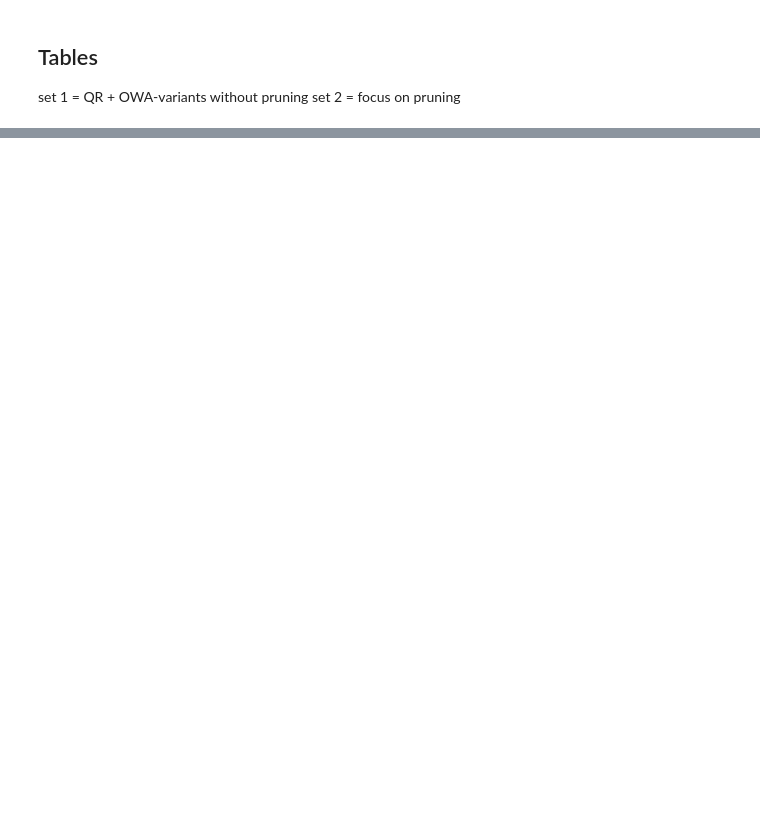
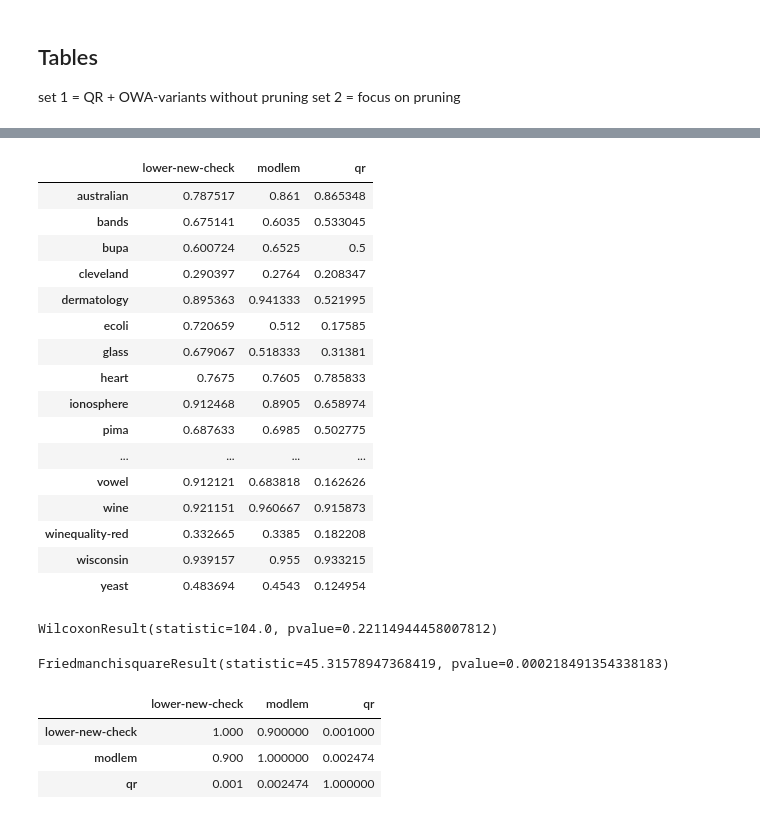
Before and after one commit to henribollaert/frri, a Jupyter notebook: analysis.ipynb, the cells around one changed output, grey strips where cells are left out. Saved outputs shown, nothing was run; the diff lists cells and outputs as text; code cells hidden in the pictures; blank space fills up the shorter version.

```diff
--- a/analysis.ipynb
+++ b/analysis.ipynb
@@ -348,0 +360,43 @@ bolded_first.to_latex(buf= tables_path_base / f'tab{nr}atts.txt', escape=False)
+# %%
+subject = table_acc
+# %%
+no_mean =  subject.drop(labels = 'mean', axis = 'index')
+# %%
+no_mean
+# %% [output]
+|  | lower-new-check | modlem | qr |
+| australian | 0.787517 | 0.861 | 0.865348 |
+| bands | 0.675141 | 0.6035 | 0.533045 |
+| bupa | 0.600724 | 0.6525 | 0.5 |
+| cleveland | 0.290397 | 0.2764 | 0.208347 |
+| dermatology | 0.895363 | 0.941333 | 0.521995 |
+| ecoli | 0.720659 | 0.512 | 0.17585 |
+| glass | 0.679067 | 0.518333 | 0.31381 |
+| heart | 0.7675 | 0.7605 | 0.785833 |
+| ionosphere | 0.912468 | 0.8905 | 0.658974 |
+| pima | 0.687633 | 0.6985 | 0.502775 |
+| ... | ... | ... | ... |
+| vowel | 0.912121 | 0.683818 | 0.162626 |
+| wine | 0.921151 | 0.960667 | 0.915873 |
+| winequality-red | 0.332665 | 0.3385 | 0.182208 |
+| wisconsin | 0.939157 | 0.955 | 0.933215 |
+| yeast | 0.483694 | 0.4543 | 0.124954 |
+# %%
+stats.wilcoxon(no_mean['lower-new-check'], no_mean['modlem'], alternative="greater")
+# %% [output]
+WilcoxonResult(statistic=104.0, pvalue=0.22114944458007812)
+# %%
+f_test = stats.friedmanchisquare(*no_mean.values)
+f_test
+# %% [output]
+FriedmanchisquareResult(statistic=45.31578947368419, pvalue=0.000218491354338183)
+# %%
+post_hocs = sph.posthoc_nemenyi_friedman(no_mean.values) # , p_adjust='Holm'
+post_hocs.columns=no_mean.columns
+post_hocs.index=no_mean.columns
+post_hocs
+# %% [output]
+|  | lower-new-check | modlem | qr |
+| lower-new-check | 1.000 | 0.900000 | 0.001000 |
+| modlem | 0.900 | 1.000000 | 0.002474 |
+| qr | 0.001 | 0.002474 | 1.000000 |
```
Also changed, not shown: parts of 15 cells of this notebook, 5 other files.
